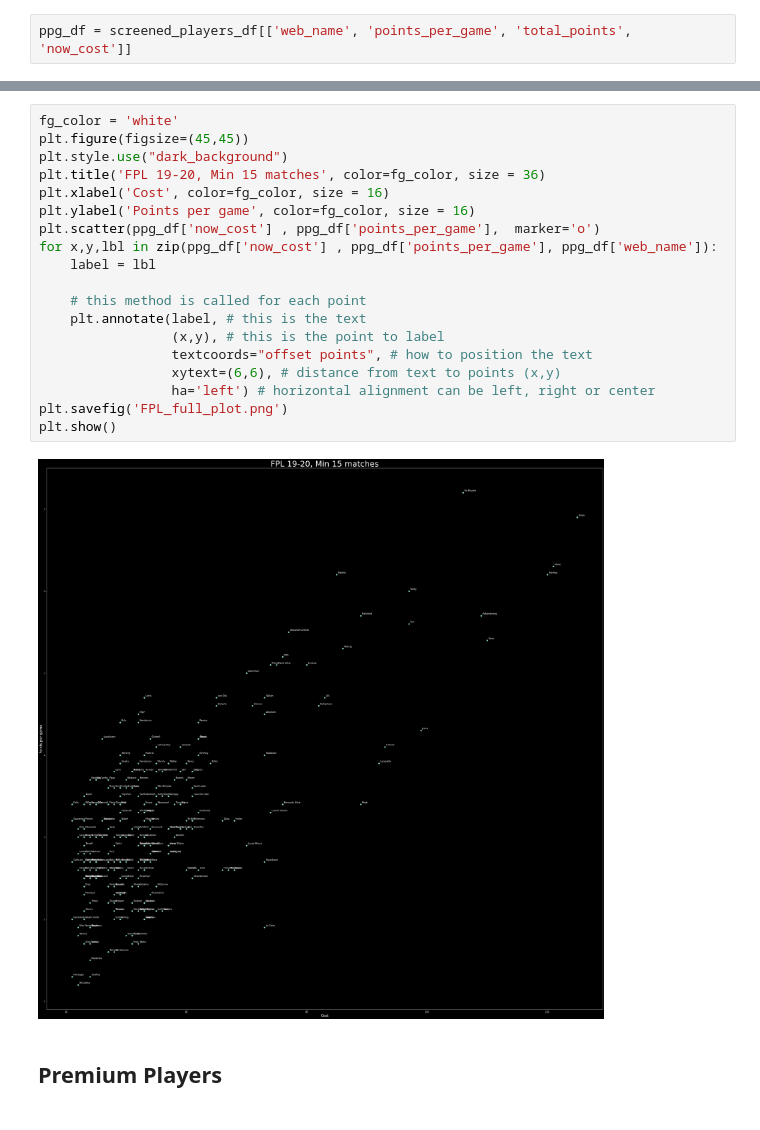
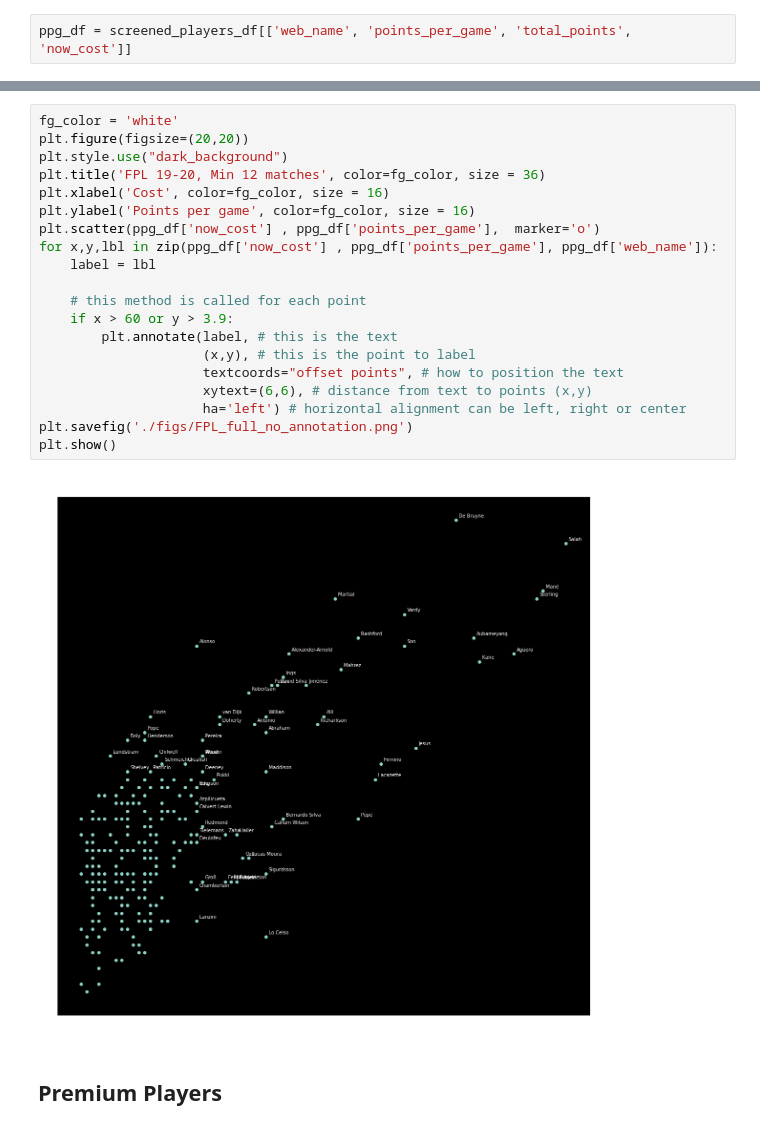
Before and after one commit to hershd23/FantasyPremNotebooks, a Jupyter notebook: basic19-20.ipynb, the cells around one changed output, grey strips where cells are left out. Drawn from its saved outputs; the diff is of its cells as text.

```diff
--- a/basic19-20.ipynb
+++ b/basic19-20.ipynb
@@ -164,24 +164,25 @@ ppg_df
 # %%
 fg_color = 'white'
-plt.figure(figsize=(45,45))
+plt.figure(figsize=(20,20))
 plt.style.use("dark_background")
-plt.title('FPL 19-20, Min 15 matches', color=fg_color, size = 36)
+plt.title('FPL 19-20, Min 12 matches', color=fg_color, size = 36)
 plt.xlabel('Cost', color=fg_color, size = 16)
 plt.ylabel('Points per game', color=fg_color, size = 16)
 plt.scatter(ppg_df['now_cost'] , ppg_df['points_per_game'],  marker='o')
 for x,y,lbl in zip(ppg_df['now_cost'] , ppg_df['points_per_game'], ppg_df['web_name']):
     label = lbl
 
     # this method is called for each point
-    plt.annotate(label, # this is the text
-                 (x,y), # this is the point to label
-                 textcoords="offset points", # how to position the text
-                 xytext=(6,6), # distance from text to points (x,y)
-                 ha='left') # horizontal alignment can be left, right or center
-plt.savefig('FPL_full_plot.png')
+    if x > 60 or y > 3.9:
+        plt.annotate(label, # this is the text
+                     (x,y), # this is the point to label
+                     textcoords="offset points", # how to position the text
+                     xytext=(6,6), # distance from text to points (x,y)
+                     ha='left') # horizontal alignment can be left, right or center
+plt.savefig('./figs/FPL_full_no_annotation.png')
 plt.show()
 # %% [output]
-[figure, old version]
+[figure, new version]
 # %% [markdown]
 ## Premium Players
 # %%
```
Also changed, not shown: parts of 15 cells of this notebook, 2 other files.
